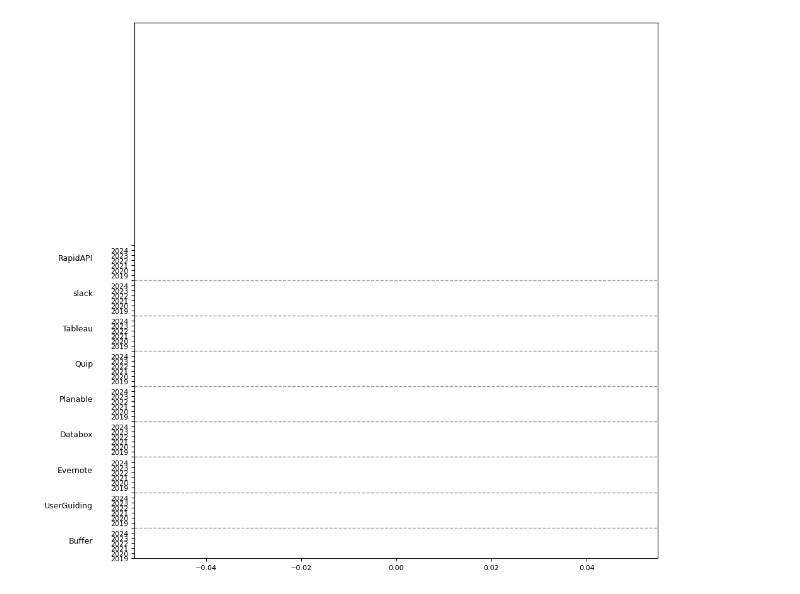
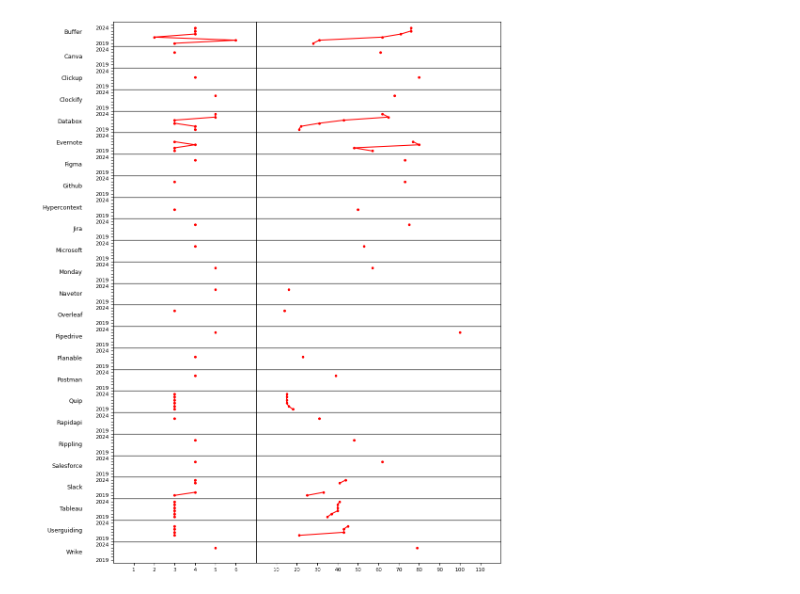
Before and after one commit to isa-group/SaaS-analysis, a Jupyter notebook: scripts/analytics/figures.ipynb, the cells around one changed output. Drawn from its saved outputs; the diff is of its cells as text; code cells hidden in the pictures.

Commit message:
FEAT: VISUALIZATION OF PRICINGS EVOLUTION

```diff
--- a/scripts/analytics/figures.ipynb
+++ b/scripts/analytics/figures.ipynb
@@ -5,6 +5,8 @@ from models import PricingManager
 
 STUDIED_YEARS = ["2019", "2020", "2021", "2022", "2023", "2024"]
 GROUP_SIZE = len(STUDIED_YEARS)+1
+X_SEPARATION = 10
+FIG_HEIGHT = 12
 
 def get_data_from_dataset(dataset):
     data = {}
@@ -13,12 +15,13 @@ def get_data_from_dataset(dataset):
 
     for i in range(len(dataset)):
         pricing: PricingManager = dataset[i]
-        if pricing.saas_name not in data:
-            data[pricing.saas_name] = {year: None for year in STUDIED_YEARS}
+        saas_index_name = pricing.saas_name.split(" ")[0].strip().lower().capitalize()
+        if saas_index_name not in data:
+            data[saas_index_name] = {year: None for year in STUDIED_YEARS}
 
-        data[pricing.saas_name][pricing.year] = {}
-        data[pricing.saas_name][pricing.year]["number_of_features"] = len(pricing.features)
-        data[pricing.saas_name][pricing.year]["number_of_plans"] = len(pricing.plans)
+        data[saas_index_name][str(pricing.year)] = {}
+        data[saas_index_name][str(pricing.year)]["number_of_features"] = len(pricing.features)
+        data[saas_index_name][str(pricing.year)]["number_of_plans"] = len(pricing.plans)
 
         if len(pricing.features) > max_features:
             max_features = len(pricing.features)
@@ -26,9 +29,12 @@ def get_data_from_dataset(dataset):
         if len(pricing.plans) > max_plans:
             max_plans = len(pricing.plans)
 
+    data_items = sorted(data.items(), key=lambda x: x[0], reverse=True)
+    data = dict(data_items)
+
     return data, max_plans, max_features
 
-def format_data_for_visualization(data):
+def format_data_for_visualization(data, max_plans):
     formatted_data = {}
     data_items = list(data.items())
 
@@ -40,8 +46,18 @@ def format_data_for_visualization(data):
         formatted_data[saas] = {'plans': {'x': [], 'y': []}, 'features': {'x': [], 'y': []}}
 
         for j in range(start_y_pos, end_y_pos):
-            formatted_data[saas]['plans']['x'].append(saas_details.get('number_of_plans', None))
-            formatted_data[saas]['features']['x'].append(saas_details.get('number_of_features', None))
+            iter_index = j - start_y_pos
+            year = STUDIED_YEARS[iter_index]
+            year_data = saas_details[year]
+            number_of_plans = None
+            number_of_features = None
+
+            if year_data is not None:
+                number_of_plans = year_data['number_of_plans'] * 10
+                number_of_features = year_data['number_of_features'] + max_plans*10 + X_SEPARATION
+
+            formatted_data[saas]['plans']['x'].append(number_of_plans)
+            formatted_data[saas]['features']['x'].append(number_of_features)
             formatted_data[saas]['plans']['y'].append(j)
             formatted_data[saas]['features']['y'].append(j)
 
@@ -50,24 +66,26 @@ def format_data_for_visualization(data):
 def generate_figure(dataset):
 
     data, max_plans, max_features = get_data_from_dataset(dataset)
-    formatted_data = format_data_for_visualization(data)
 
-    ds_size = round(len(dataset)/6)
+    formatted_data = format_data_for_visualization(data, max_plans)
 
-    x_tags = [i for i in range(1, max_plans + 1)] + ["  "] + [i for i in range(1, max_features + 1)]
-    y_tags = (STUDIED_YEARS + ["  "])*ds_size
+    ds_size = len(data)
 
-    x = range(max_plans + 1 + max_features)
-    y = range(ds_size*7)
+    # x_tags = [i for i in range(1, max_plans + 1)] + ["  "] + [i for i in range(1, max_features + 1)]
+    y_tags = ([STUDIED_YEARS[0]] + ["  "]*(len(STUDIED_YEARS)-2) + [STUDIED_YEARS[-1]] + ["  "])*ds_size
 
-    fig, ax = plt.subplots(figsize=(10, ds_size))
+    x_ticks = list(range(0, max_plans*10+1, 10))[1:] + list(range(max_plans*10+X_SEPARATION, max_plans*10+X_SEPARATION+max_features+11, 10))[1:]
+    x_tags = [i for i in range(1, max_plans + 1)] + [i for i in range(10, max_features + 11, 10)]
+    y_range = range(ds_size*7)
+
+    fig, ax = plt.subplots(figsize=(10, FIG_HEIGHT))
 
     for _, values in formatted_data.items():
-        ax.plot(values['plans']['x'], values['plans']['y'], marker='o', linestyle='-', color='r')
-        ax.plot(values['features']['x'], values['features']['y'], marker='o', linestyle='-', color='r')
+        ax.plot(values['plans']['x'], values['plans']['y'], marker='o', linestyle='-', color='r', markersize=3)
+        ax.plot(values['features']['x'], values['features']['y'], marker='o', linestyle='-', color='r', markersize=3)
 
-    ax.set_yticks(x, labels=x_tags)
-    ax.set_yticks(y, labels=y_tags)
+    ax.set_xticks(x_ticks, labels=x_tags)
+    ax.set_yticks(y_range, labels=y_tags)
     ax.tick_params(axis='x', labelsize=8)
     ax.tick_params(axis='y', labelsize=8)
 
@@ -76,7 +94,7 @@ def generate_figure(dataset):
     for i in range(0, len(yticks), 7):
         # Asegurarse de que el índice no exceda el rango de yticks
         if i + 7 < len(yticks):
-            group_label_position = (yticks[i] + yticks[i + 6]) / 2
+            group_label_position = (yticks[i] + yticks[i + 4]) / 2
         else:
             group_label_position = (yticks[i] + yticks[-1]) / 2
 
@@ -87,9 +105,14 @@ def generate_figure(dataset):
                 horizontalalignment='right', fontsize=9)
 
         if i > 0:  # No dibujar en el primer grupo
-            ax.axhline(y=separator_position, color='grey', linestyle='--', linewidth=1, alpha=0.8)
+            ax.axhline(y=separator_position, color='black', linestyle='-', linewidth=1, alpha=0.8)
 
+    ax.axvline(x=max_plans*10+X_SEPARATION, color='black', linestyle='-', linewidth=1, alpha=0.8)
+
+    ax.set_xbound(0, max_features + max_plans*10 + X_SEPARATION + 20)
+    ax.set_ybound(-1, ds_size*7)
     plt.tight_layout()
+    plt.savefig('../../figures/pricings_evolution.png')
     plt.show()
 
 dataset = PricingsLoader('../../pricings')
@@ -115 +121 @@ True
-[figure, old version]
+[figure, new version]
```
Also changed, not shown: parts of 1 cell of this notebook, 1 other file.
